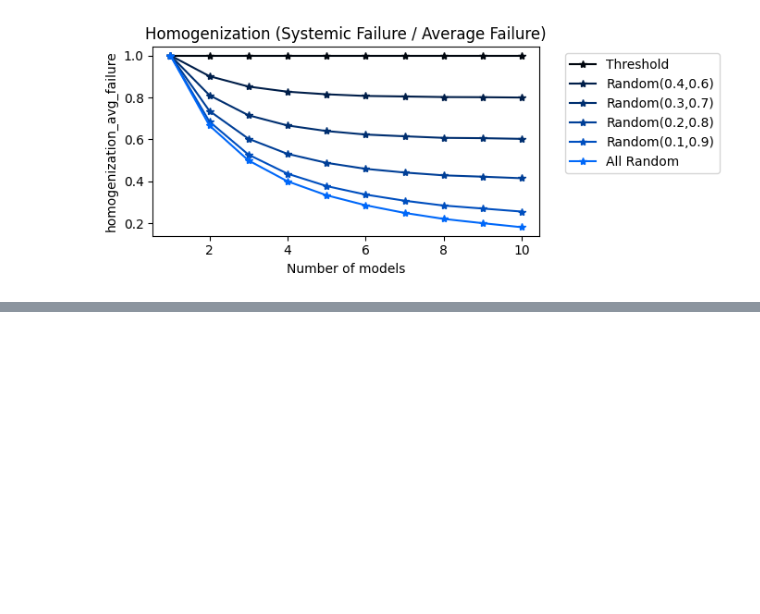
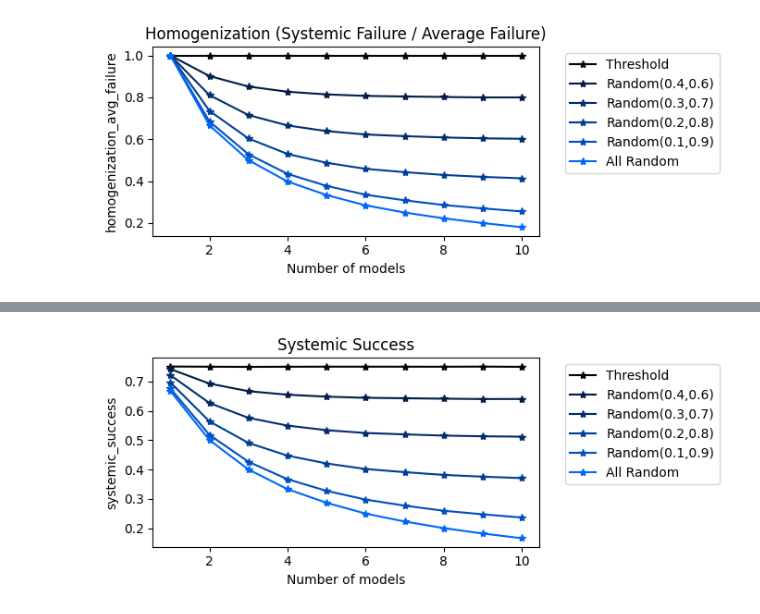
Before and after one commit to shomikj/severity_randomness, a Jupyter notebook: Simulated Experiment.ipynb, the cells around one changed output, grey strips where cells are left out. Cells and saved outputs as stored; diff of their text form; code cells hidden in the pictures; blank space fills up the shorter version.

```diff
--- a/Simulated Experiment.ipynb
+++ b/Simulated Experiment.ipynb
@@ -184,0 +214,4 @@ plot(df, "Homogenization (Systemic Failure / Average Failure)", "homogenization_
+# %%
+plot(df, "Systemic Success", "systemic_success", "inaccurate")
+# %% [output]
+[figure, added]
```
Also changed, not shown: parts of 23 cells of this notebook.
